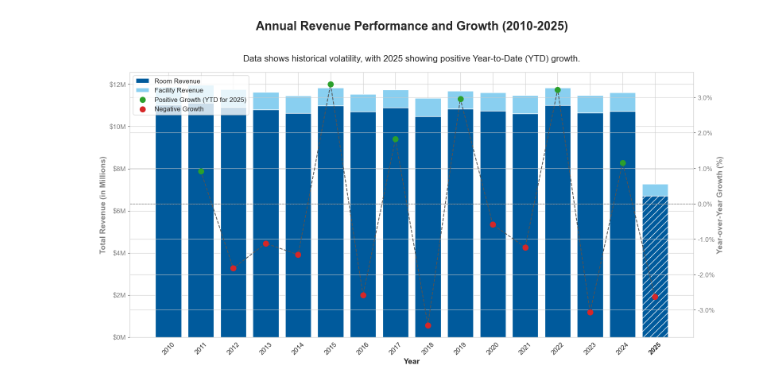
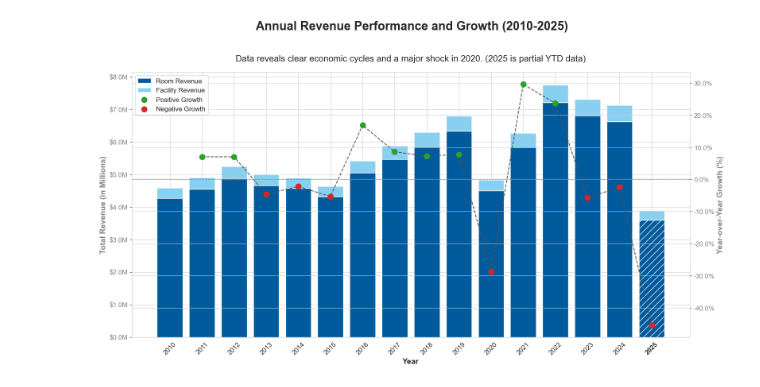
Before and after one commit to Brynlai/datawarehouse, a Jupyter notebook: bryan.ipynb, the cells around one changed output. Saved outputs shown, nothing was run; the diff lists cells and outputs as text; code cells hidden in the pictures.

```diff
--- a/bryan.ipynb
+++ b/bryan.ipynb
@@ -4,67 +4,55 @@ import matplotlib.pyplot as plt
 import seaborn as sns
 from matplotlib.ticker import FuncFormatter
 
-# --- 1. Data Preparation (UPDATED with new data and YTD logic) ---
-# Raw data from the SQL output
+# --- 1. Data Preparation ---
 data = {
     'Year': [2010, 2011, 2012, 2013, 2014, 2015, 2016, 2017, 2018, 2019, 2020, 2021, 2022, 2023, 2024, 2025],
-    'Grand Total Revenue': [11867581, 11976606, 11758449, 11626641, 11459018, 11845226, 11539623, 11750156, 11347186, 11682720, 11613819, 11470686, 11839982, 11476556, 11608944, 7277599],
-    'Total Room Revenue': [11020239, 11124037, 10912141, 10794813, 10635344, 10982163, 10710427, 10893531, 10485322, 10836631, 10750624, 10606805, 11002593, 10645552, 10732788, 6707724],
-    'Total Facility Revenue': [847341, 852570, 846308, 831828, 823673, 863063, 829196, 856625, 861864, 846088, 863195, 863882, 837389, 831004, 876155, 569875]
+    'Total Room Revenue': [4267597, 4555266, 4874456, 4655848, 4569506, 4314547, 5055196, 5470485, 5852372, 6328761, 4497585, 5836654, 7206341, 6801725, 6629374, 3601767],
+    'Total Facility Revenue': [315540, 348730, 372191, 347695, 322615, 315877, 355858, 403877, 447299, 460337, 336809, 429310, 544686, 501894, 493206, 284505],
+    'YoY Growth %': [None, 7.00, 6.99, -4.63, -2.23, -5.35, 16.86, 8.56, 7.24, 7.77, -28.79, 29.61, 23.70, -5.77, -2.48, -45.44]
 }
 df = pd.DataFrame(data)
-
-# Calculate YoY Growth for full years
-df['YoY Growth %'] = df['Grand Total Revenue'].pct_change() * 100
-
-# *** CORRECTLY HANDLE 2025 YTD DATA ***
-# Use the Q1-Q3 2024 data from Report 2 as a proxy for Jan-Aug 2024
-revenue_2024_ytd = 2403234 + 2474032 + 2596757
-revenue_2025_ytd = df.loc[df['Year'] == 2025, 'Grand Total Revenue'].iloc[0]
-yoy_2025_ytd = ((revenue_2025_ytd / revenue_2024_ytd) - 1) * 100
-df.loc[df['Year'] == 2025, 'YoY Growth %'] = yoy_2025_ytd
 
 # --- 2. Visualization ---
 sns.set_style("whitegrid")
 fig, ax1 = plt.subplots(figsize=(16, 9))
 
-# Plot bars, adding a different look for the YTD bar
 bars = ax1.bar(df['Year'], df['Total Room Revenue'] / 1_000_000, color='#005A9C', label='Room Revenue')
 ax1.bar(df['Year'], df['Total Facility Revenue'] / 1_000_000, bottom=df['Total Room Revenue'] / 1_000_000, color='#89CFF0', label='Facility Revenue')
-bars[-1].set_hatch('//') # Add hatch to the last bar (2025 YTD) to distinguish it
+bars[-1].set_hatch('//')
 
 ax1.set_ylabel('Total Revenue (in Millions)', fontsize=14, fontweight='bold', color='gray')
 ax1.tick_params(axis='y', labelcolor='gray', labelsize=12)
-ax1.yaxis.set_major_formatter(FuncFormatter(lambda y, _: f'${y:,.0f}M'))
+ax1.yaxis.set_major_formatter(FuncFormatter(lambda y, _: f'${y:,.1f}M'))
 ax1.set_xlabel('Year', fontsize=14, fontweight='bold')
 ax1.set_xticks(df['Year'])
 ax1.tick_params(axis='x', rotation=45, labelsize=12)
-ax1.get_xticklabels()[-1].set_fontweight('bold') # Bold the 2025 YTD label
+ax1.get_xticklabels()[-1].set_fontweight('bold')
 
 ax2 = ax1.twinx()
 positive_growth = df[df['YoY Growth %'] >= 0]
 negative_growth = df[df['YoY Growth %'] < 0]
 ax2.plot(df['Year'], df['YoY Growth %'], color='#555555', linestyle='--', marker='', zorder=1)
-ax2.scatter(positive_growth['Year'], positive_growth['YoY Growth %'], color='#2ca02c', s=100, label='Positive Growth (YTD for 2025)', zorder=2)
+ax2.scatter(positive_growth['Year'], positive_growth['YoY Growth %'], color='#2ca02c', s=100, label='Positive Growth', zorder=2)
 ax2.scatter(negative_growth['Year'], negative_growth['YoY Growth %'], color='#d62728', s=100, label='Negative Growth', zorder=2)
 ax2.axhline(0, color='grey', linestyle='--', linewidth=1)
 
 ax2.set_ylabel('Year-over-Year Growth (%)', fontsize=14, fontweight='bold', color='gray')
 ax2.tick_params(axis='y', labelcolor='gray', labelsize=12)
 ax2.yaxis.set_major_formatter(FuncFormatter(lambda y, _: f'{y:.1f}%'))
 
 # --- 3. Final Touches ---
 fig.suptitle('Annual Revenue Performance and Growth (2010-2025)', fontsize=22, fontweight='bold')
-plt.title('Data shows historical volatility, with 2025 showing positive Year-to-Date (YTD) growth.', fontsize=16, pad=20)
+plt.title('Data reveals clear economic cycles and a major shock in 2020. (2025 is partial YTD data)', fontsize=16, pad=20)
 
 lines, labels = ax1.get_legend_handles_labels()
 lines2, labels2 = ax2.get_legend_handles_labels()
 ax2.legend(lines + lines2, labels + labels2, loc='upper left', fontsize=12)
 
 fig.tight_layout(rect=[0, 0, 1, 0.95])
 plt.show()
 # %% [output]
-[figure, old version]
+[figure, new version]
 # %%
 import pandas as pd
 import matplotlib.pyplot as plt
```
Also changed, not shown: parts of 2 cells of this notebook, 6 other files.
